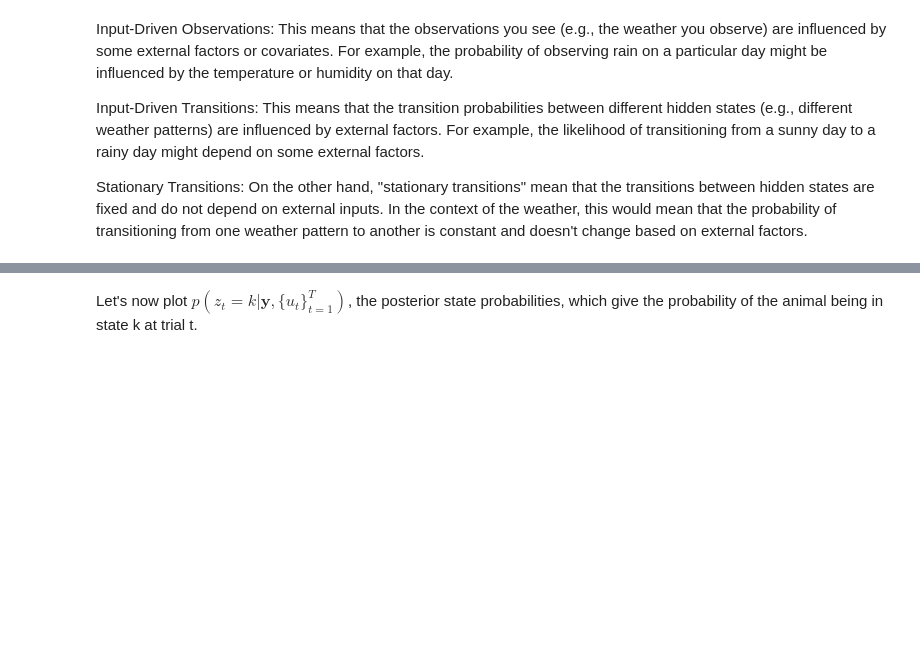
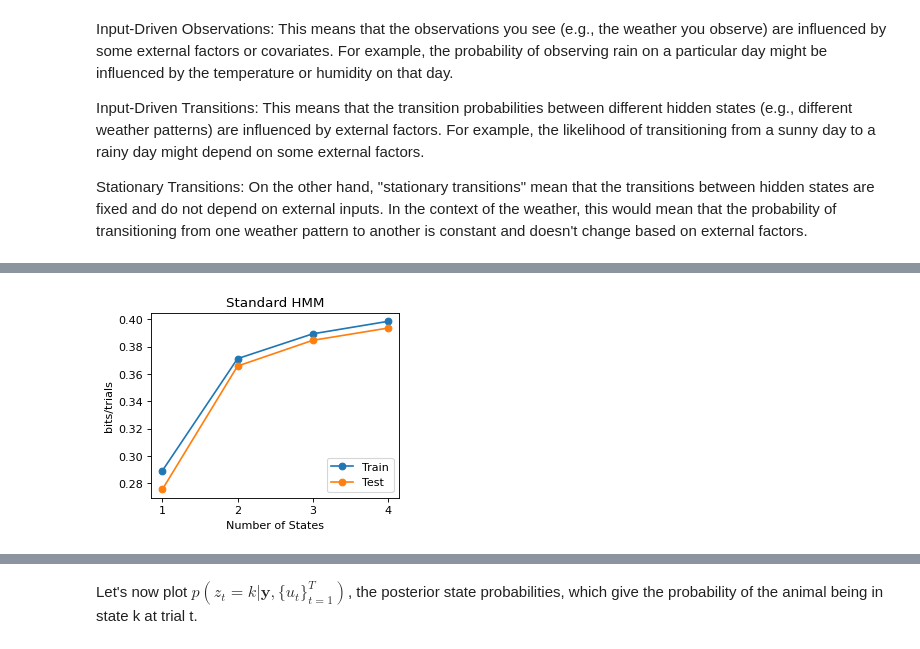
Before and after one commit to jbwallace123/glm_and_glmhmm, a Jupyter notebook: notebooks/Input-Driven-Observations(GLM-HMM)-SabaLab.ipynb, the cells around one changed output, grey strips where cells are left out. Saved outputs shown, nothing was run; the diff lists cells and outputs as text; code cells hidden in the pictures; blank space fills up the shorter version.

```diff
--- a/notebooks/Input-Driven-Observations(GLM-HMM)-SabaLab.ipynb
+++ b/notebooks/Input-Driven-Observations(GLM-HMM)-SabaLab.ipynb
@@ -172,0 +689,27 @@ Stationary Transitions: On the other hand, "stationary transitions" mean that th
+# %%
+##Convert to bits per state for train data
+stationary_bits_per_state_train = []
+for ii in range(len(stationary_model_list)):
+    import math
+    bits_per_sess = ((stationary_model_list[ii].log_likelihood(choices, inputs=inpts)-(np.log(0.5)*num_trials_per_train_sess))/(num_trials_per_train_sess*np.log(2)))
+    stationary_bits_per_state_train.append(bits_per_sess)
+# %%
+##Convert to bits per state for test data
+stationary_bits_per_state_test = []
+for ii in range(len(stationary_model_list)):
+    import math
+    bits_per_sess = ((stationary_model_list[ii].log_likelihood(test_choices, inputs=test_inpts)-(np.log(0.5)*num_trials_per_test_sess))/(num_trials_per_test_sess*np.log(2)))
+    stationary_bits_per_state_test.append(bits_per_sess)
+# %%
+##Plot bits/state train vs test
+fig = plt.figure(figsize=(4, 3), dpi=80, facecolor='w', edgecolor='k')
+plt.plot(num_states, stationary_bits_per_state_train, label="Train", marker='o')
+plt.plot(num_states, stationary_bits_per_state_test, label="Test", marker='o')
+plt.legend(loc="lower right")
+plt.xlabel("Number of States")
+plt.ylabel("bits/trials")
+plt.xticks(num_states)
+plt.title('Standard HMM')
+plt.show()
+# %% [output]
+[figure, added]
```
Also changed, not shown: parts of 112 cells of this notebook, 1 other file.
